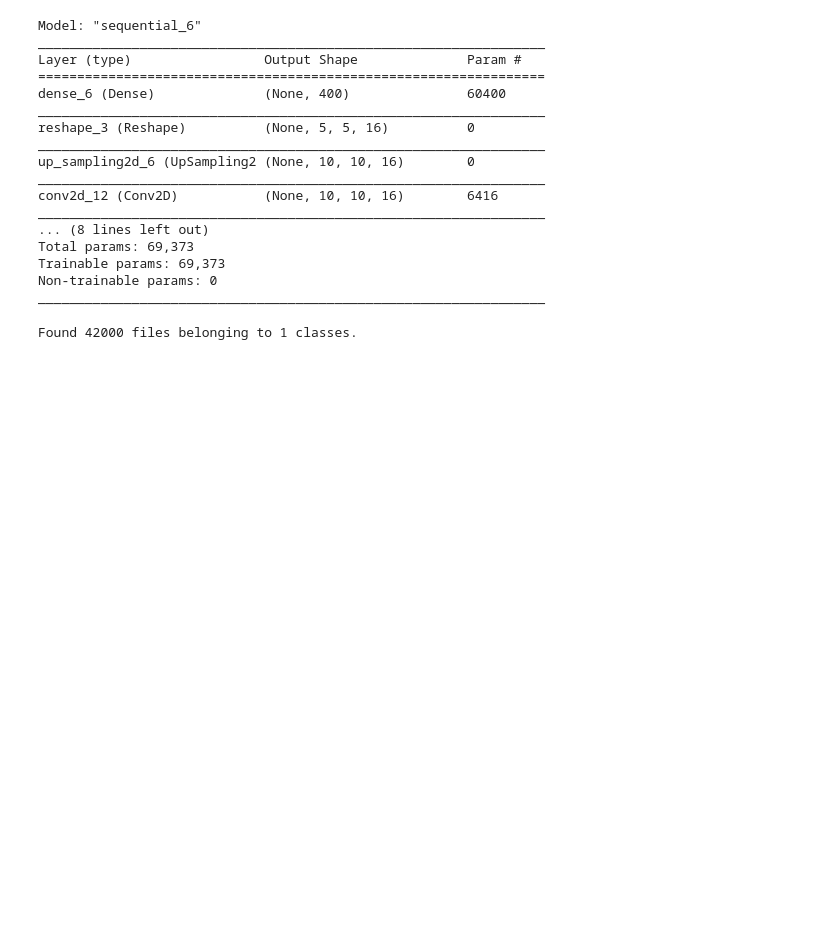
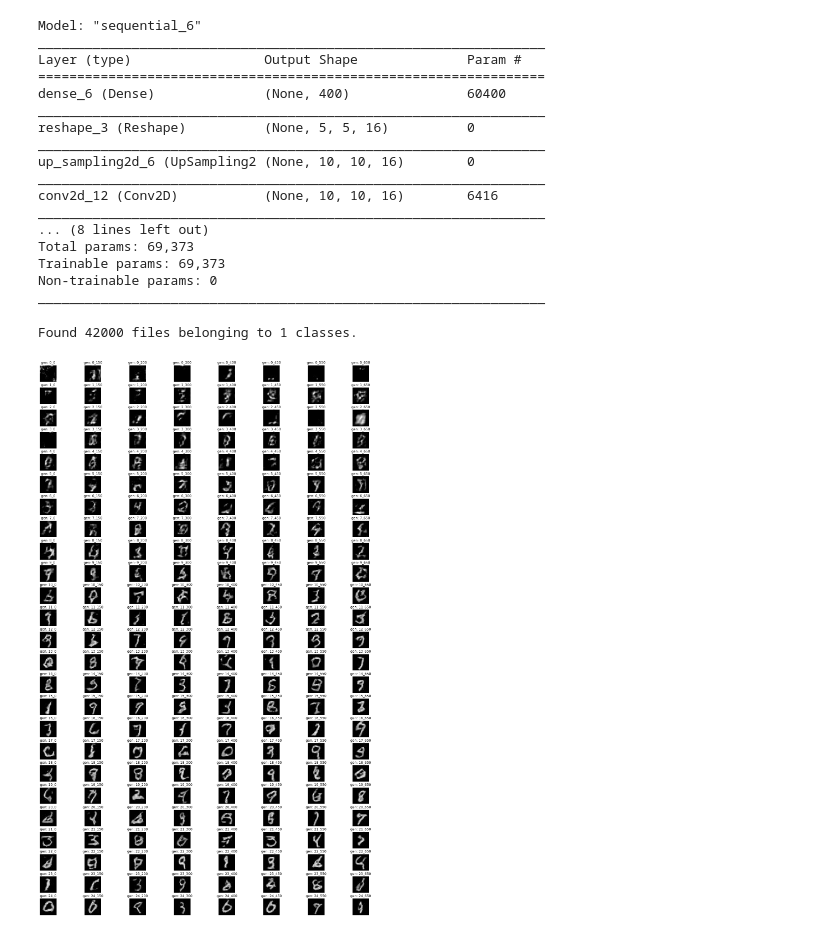
Before and after one commit to sulaiman01/digits_GAN, a Jupyter notebook: gan_model.ipynb, the cells around one changed output. Saved outputs shown, nothing was run; the diff lists cells and outputs as text; code cells hidden in the pictures; blank space fills up the shorter version.

```diff
--- a/gan_model.ipynb
+++ b/gan_model.ipynb
@@ -125,3 +126,25 @@ for epoch in range(25):
 
         grads = gen_tape.gradient(loss_gen, generator.trainable_weights)
         opt_gen.apply_gradients(zip(grads,generator.trainable_weights))
+# %%
+import os
+from PIL.Image import fromarray
+fig = plt.figure()
+count = 0
+for i in range(25):
+    for j in [0,150,200,300,400,450,550,650]:
+        count = count + 1
+        img = cv2.imread('generated_images\gen{}_{}.jpg'.format(i,j))
+        img = fromarray(img)
+        alt = fig.add_subplot(25,8,count)
+        alt.axis('off')
+        alt.set_title('gen: {}_{}'.format(i,j))
+        alt.imshow(img)
+plt.subplots_adjust(left=0.1,
+                    bottom=0.1,
+                    right=3,
+                    top=7,
+                    wspace=0.3,
+                    hspace=0.35)
+# %% [output]
+[figure, added]
```
Also changed, not shown: parts of 1 cell of this notebook.
